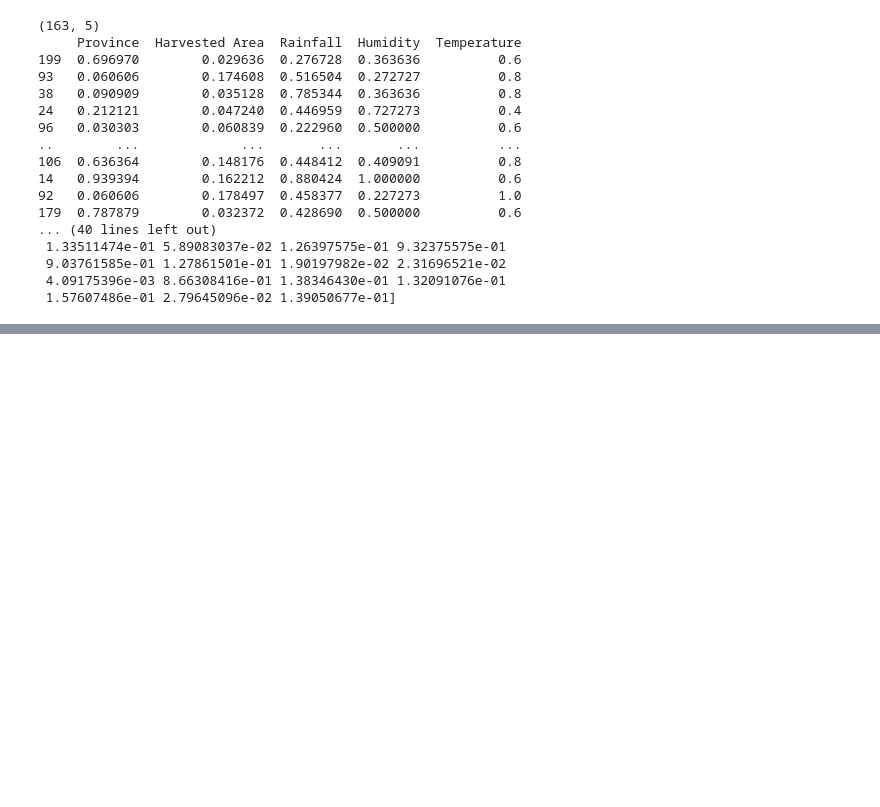
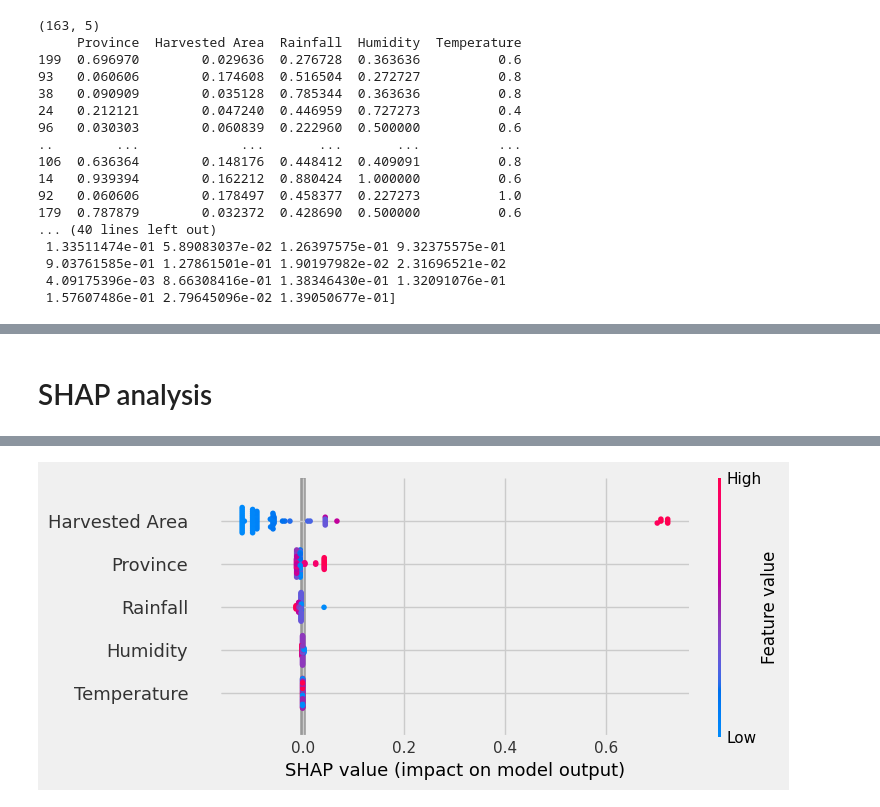
Before and after one commit to Ashwin-Wilson/rice-yield-prediction, a Jupyter notebook: xgboost.ipynb, the cells around one changed output, grey strips where cells are left out. Cells and saved outputs as stored; diff of their text form; code cells hidden in the pictures; blank space fills up the shorter version.

```diff
--- a/xgboost.ipynb
+++ b/xgboost.ipynb
@@ -201,0 +191,5 @@ shap.summary_plot(shap_values, X_test_scaled)
+# %%
+from sklearn.preprocessing import LabelEncoder
+encoder = LabelEncoder()
+df['Province'] = encoder.fit_transform(df['Province'])
+df
@@ -201,0 +250,6 @@ shap.summary_plot(shap_values, X_test_scaled)
+# %%
+X_test_scaled = feature_scaler.transform(X_test)
+X_test_scaled = pd.DataFrame(X_test_scaled, columns=["Province","Harvested Area","Rainfall","Humidity","Temperature"], index=X_test.index)
+y_test_scaled = target_scaler.transform(y_test.values.reshape(-1, 1)).flatten()
+print(X_test_scaled)
+print(y_test_scaled)
@@ -201,0 +347,27 @@ shap.summary_plot(shap_values, X_test_scaled)
+# %%
+from sklearn.model_selection import GridSearchCV
+
+param_grid = {
+    'n_estimators': [100, 300, 700, 750],           # Number of boosting rounds
+    'learning_rate': [0.05, 0.1, 0.15, 0.01],       # Step size shrinkage
+    'max_depth': [4, 6, 8, 1],                   # Maximum tree depth
+    'subsample': [0.8, 0.9, 1.0],            # Fraction of samples used per tree
+    'colsample_bytree': [0.8, 0.9, 1.0, 0.5],     # Fraction of features used per tree
+    'reg_alpha': [0, 0.1, 0.5],              # L1 regularization (Lasso)
+    'reg_lambda': [1, 1.5, 2, 0.5]                # L2 regularization (Ridge)
+}
+
+#To Enable GPU acceleration by setting tree_method='gpu_hist' and device='cuda'
+gb_grid = XGBRegressor(
+    random_state=42,
+)
+
+grid_search = GridSearchCV(
+    gb_grid,
+    param_grid,
+    cv=5,
+    scoring='r2',
+    n_jobs=-1,        # Set to 1 to use GPU
+    verbose=1
+)
+grid_search.fit(X_train_s, y_train_s)
@@ -201,0 +416,10 @@ shap.summary_plot(shap_values, X_test_scaled)
+# %% [markdown]
+# SHAP analysis
+# %%
+#shap analysis
+import shap
+shap.initjs()
+explainer = shap.Explainer(best_model)
+shap_values = explainer.shap_values(X_test_scaled)
+shap.summary_plot(shap_values, X_test_scaled)
+# %% [output]
@@ -201,0 +427 @@ shap.summary_plot(shap_values, X_test_scaled)
+[figure, added]
```
Also changed, not shown: parts of 24 cells of this notebook, 3 other files.
